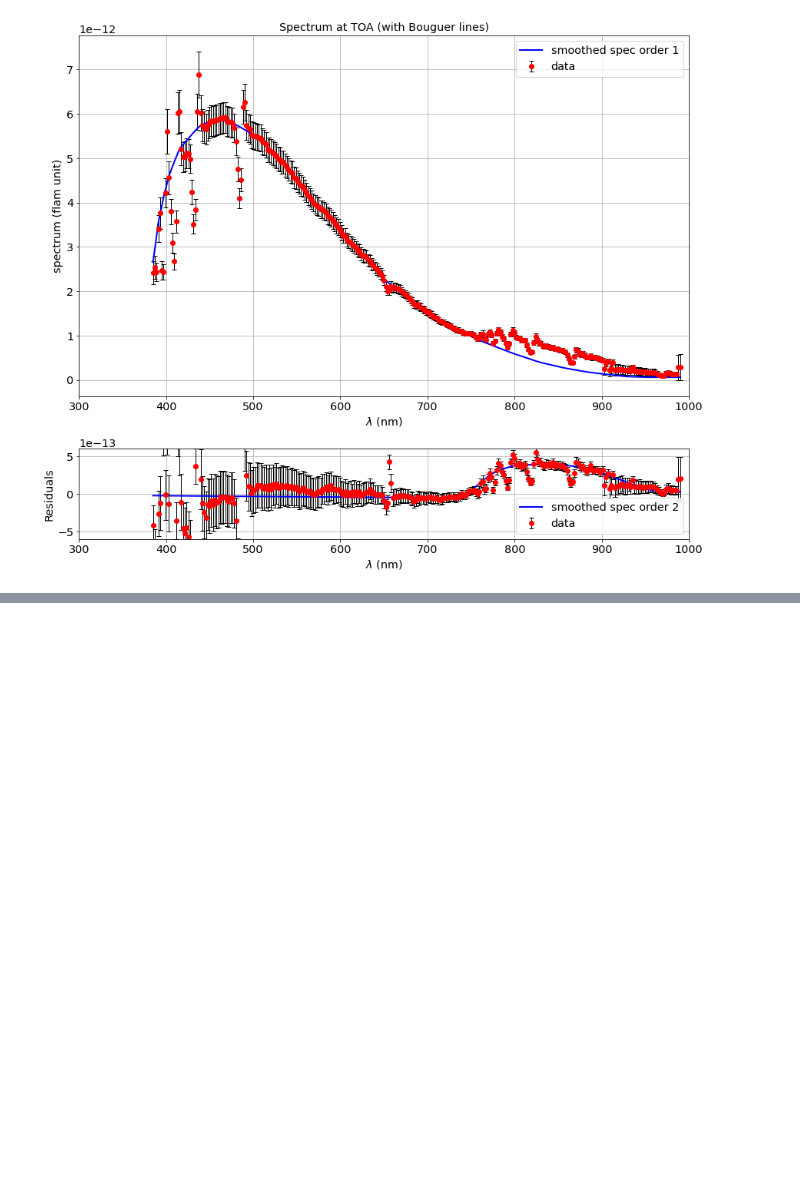
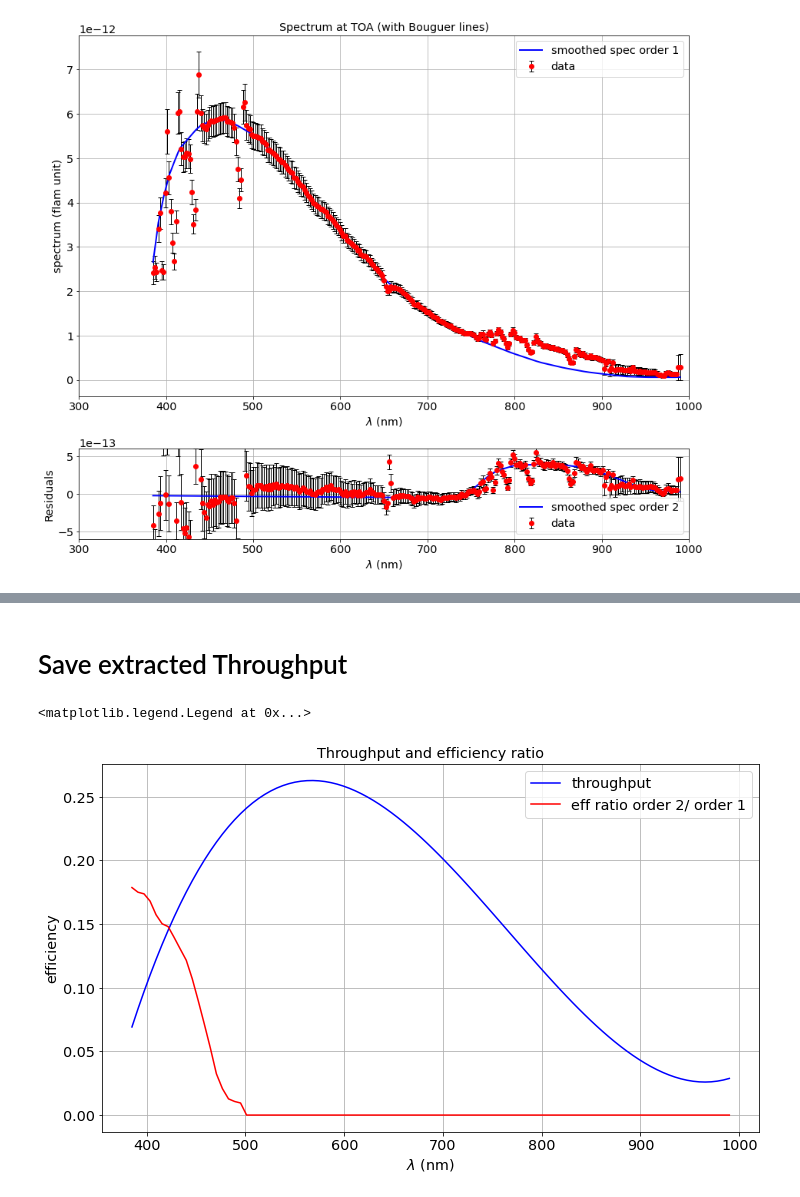
Before and after one commit to sylvielsstfr/PhotomCorrectAuxTel, a Jupyter notebook: analysis/MLfit_gp_data/ExtractThroughput.ipynb, the cells around one changed output, grey strips where cells are left out. Saved outputs shown, nothing was run; the diff lists cells and outputs as text; code cells hidden in the pictures; blank space fills up the shorter version.

```diff
--- a/analysis/MLfit_gp_data/ExtractThroughput.ipynb
+++ b/analysis/MLfit_gp_data/ExtractThroughput.ipynb
@@ -627,0 +622,15 @@ ax.grid()
+# %% [markdown]
+# Save extracted Throughput
+# %%
+fig=plt.figure(figsize=(10,6),constrained_layout=True)
+ax=fig.add_subplot(111)
+ax.plot(x_spec,spl_thr(x_spec),"b-",label="throughput")
+ax.plot(x_spec,ratio,"r-",label="eff ratio order 2/ order 1")
+ax.set_xlabel("$\lambda$ (nm)")
+ax.set_ylabel("efficiency")
+ax.set_title("Throughput and efficiency ratio")
+ax.grid()
+ax.legend()
+# %% [output]
+<matplotlib.legend.Legend at 0x...>
+[figure, added]
```
Also changed, not shown: parts of 39 cells of this notebook, 2 other files.
